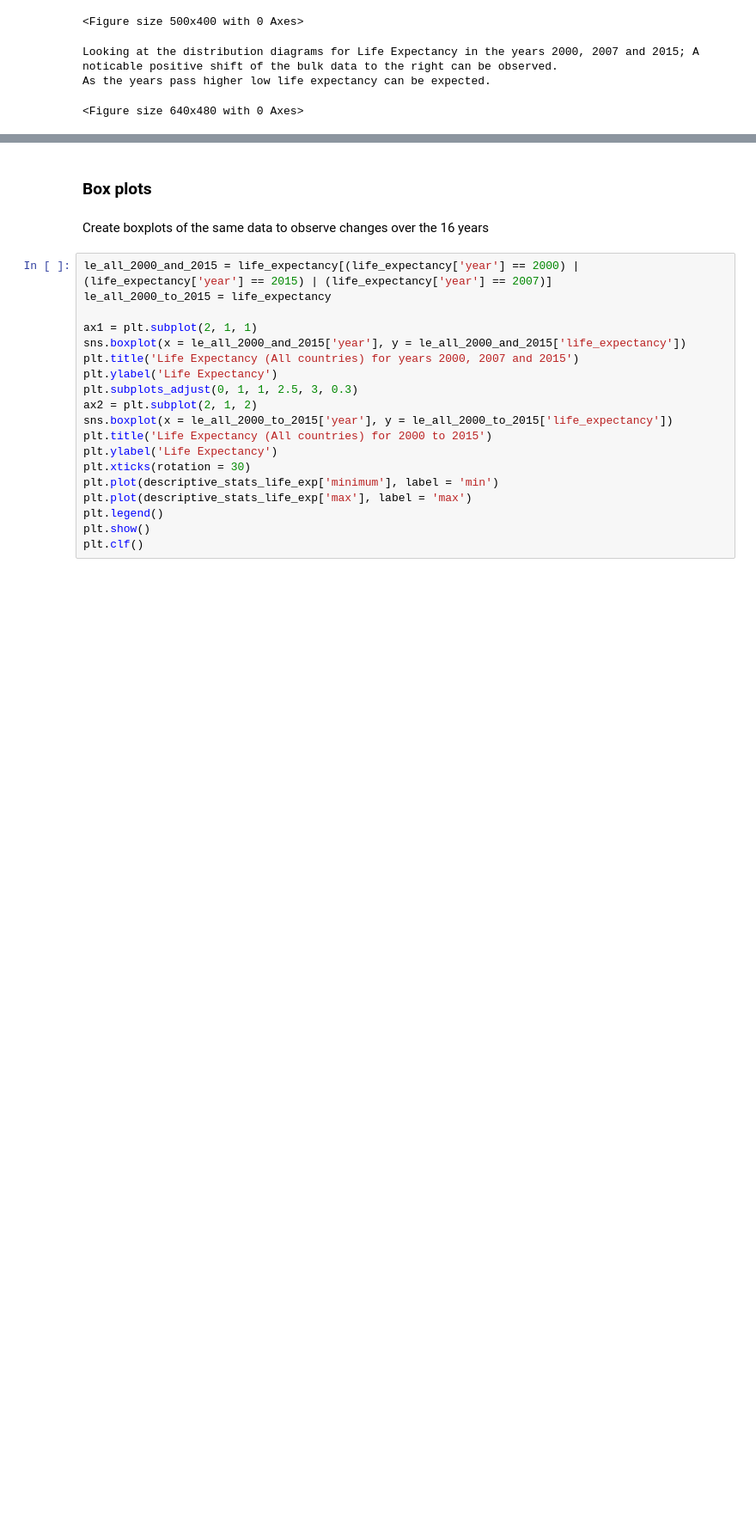
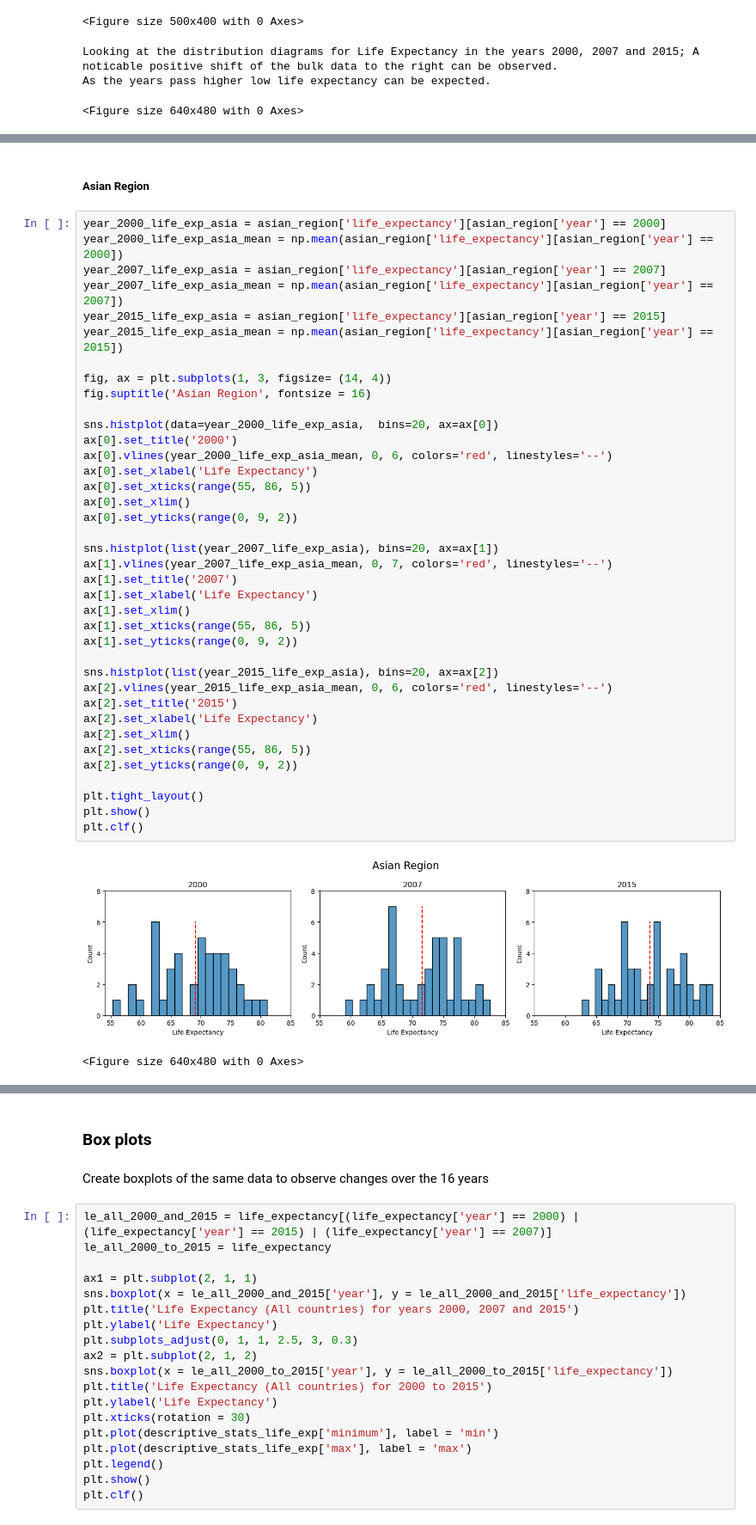
Before and after one commit to WVDevCode/Life_Expectancy_and_GDP, a Jupyter notebook: Notebooks/descriptive_analysis.ipynb, the cells around one changed output, grey strips where cells are left out. Shown: that part at 86% size. Drawn from its saved outputs; the diff is of its cells as text; blank space fills up the shorter version.

```diff
--- a/Notebooks/descriptive_analysis.ipynb
+++ b/Notebooks/descriptive_analysis.ipynb
@@ -151,0 +194,43 @@ As the years pass higher low life expectancy can be expected.
+# %% [markdown]
+##### Asian Region
+# %%
+year_2000_life_exp_asia = asian_region['life_expectancy'][asian_region['year'] == 2000]
+year_2000_life_exp_asia_mean = np.mean(asian_region['life_expectancy'][asian_region['year'] == 2000])
+year_2007_life_exp_asia = asian_region['life_expectancy'][asian_region['year'] == 2007]
+year_2007_life_exp_asia_mean = np.mean(asian_region['life_expectancy'][asian_region['year'] == 2007])
+year_2015_life_exp_asia = asian_region['life_expectancy'][asian_region['year'] == 2015]
+year_2015_life_exp_asia_mean = np.mean(asian_region['life_expectancy'][asian_region['year'] == 2015])
+
+fig, ax = plt.subplots(1, 3, figsize= (14, 4))
+fig.suptitle('Asian Region', fontsize = 16)
+
+sns.histplot(data=year_2000_life_exp_asia,  bins=20, ax=ax[0])
+ax[0].set_title('2000')
+ax[0].vlines(year_2000_life_exp_asia_mean, 0, 6, colors='red', linestyles='--')
+ax[0].set_xlabel('Life Expectancy')
+ax[0].set_xticks(range(55, 86, 5))
+ax[0].set_xlim()
+ax[0].set_yticks(range(0, 9, 2))
+
+sns.histplot(list(year_2007_life_exp_asia), bins=20, ax=ax[1])
+ax[1].vlines(year_2007_life_exp_asia_mean, 0, 7, colors='red', linestyles='--')
+ax[1].set_title('2007')
+ax[1].set_xlabel('Life Expectancy')
+ax[1].set_xlim()
+ax[1].set_xticks(range(55, 86, 5))
+ax[1].set_yticks(range(0, 9, 2))
+
+sns.histplot(list(year_2015_life_exp_asia), bins=20, ax=ax[2])
+ax[2].vlines(year_2015_life_exp_asia_mean, 0, 6, colors='red', linestyles='--')
+ax[2].set_title('2015')
+ax[2].set_xlabel('Life Expectancy')
+ax[2].set_xlim()
+ax[2].set_xticks(range(55, 86, 5))
+ax[2].set_yticks(range(0, 9, 2))
+
+plt.tight_layout()
+plt.show()
+plt.clf()
+# %% [output]
+[figure, added]
+<Figure size 640x480 with 0 Axes>
```
Also changed, not shown: parts of 27 cells of this notebook, 39 other files.
